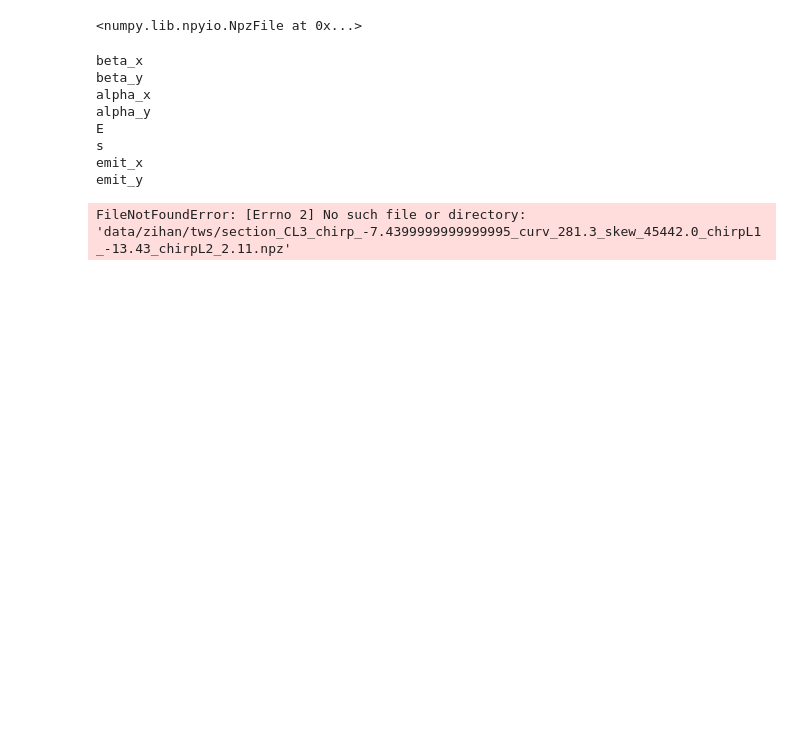
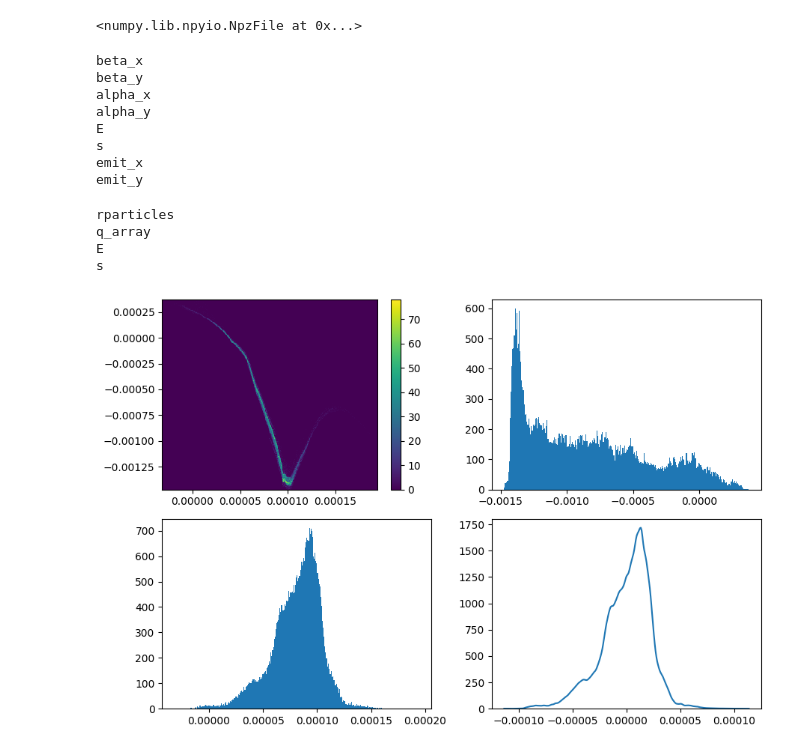
Before and after one commit to jank324/spectral-vd-euxfel, a Jupyter notebook: new_data.ipynb, the cells around one changed output. Drawn from its saved outputs; the diff is of its cells as text; code cells hidden in the pictures; blank space fills up the shorter version.

Commit message:
Look into particle distributions from dataset

```diff
--- a/new_data.ipynb
+++ b/new_data.ipynb
@@ -329,8 +331,39 @@ s
 emit_x
 emit_y
 # %%
-particle_dir = Path("data/zihan/particles")
-filename = df.loc[0, "file"]
-np.load(tws_dir / filename)
+particles_dir = Path("data/zihan/particles")
+example_i = 111
+
+filename = df.loc[example_i, "file"]
+particles_example = np.load(particles_dir / filename)
+
+for key in particles_example:
+    print(key)
 # %% [output]
-FileNotFoundError: [Errno 2] No such file or directory: 'data/zihan/tws/section_CL3_chirp_-7.4399999999999995_curv_281.3_skew_45442.0_chirpL1_-13.43_chirpL2_2.11.npz'
+rparticles
+q_array
+E
+s
+# %%
+particles = particles_example["rparticles"]
+
+slice_width = df.loc[example_i, "slice_width"]
+current_profile = df.loc[example_i, "slice_I"]
+
+plt.figure(figsize=(9, 6))
+plt.subplot(221)
+plt.hist2d(x=particles[4], y=particles[5], bins=300, cmin=0)
+plt.colorbar()
+plt.subplot(222)
+plt.hist(particles[5], bins=300)
+plt.subplot(223)
+plt.hist(particles[4], bins=300)
+plt.subplot(224)
+plt.plot(
+    np.linspace(-slice_width * 300 / 2, slice_width * 300 / 2, num=300), current_profile
+)
+plt.ylim(0, None)
+plt.tight_layout()
+plt.show()
+# %% [output]
+[figure, added]
```
Also changed, not shown: parts of 7 cells of this notebook.
